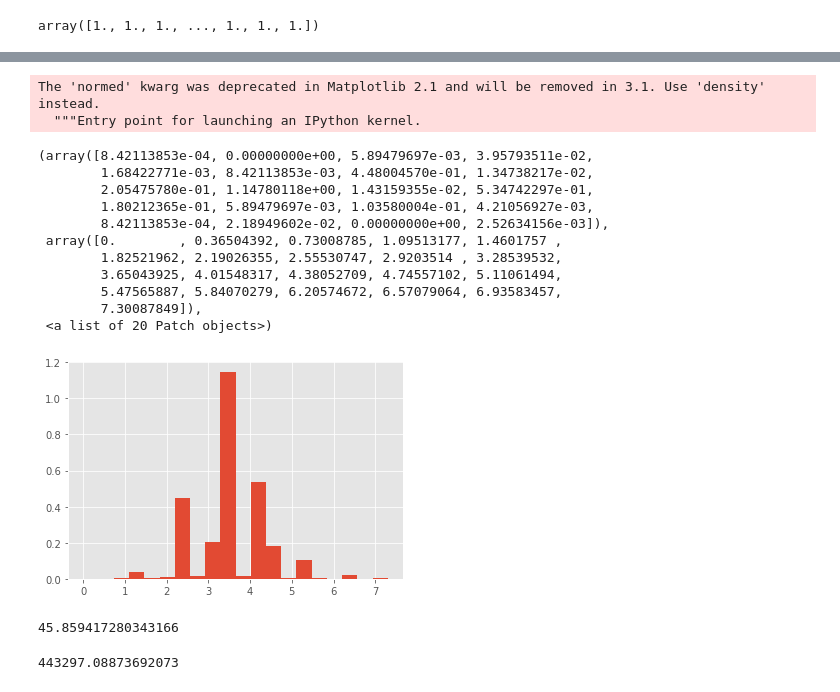
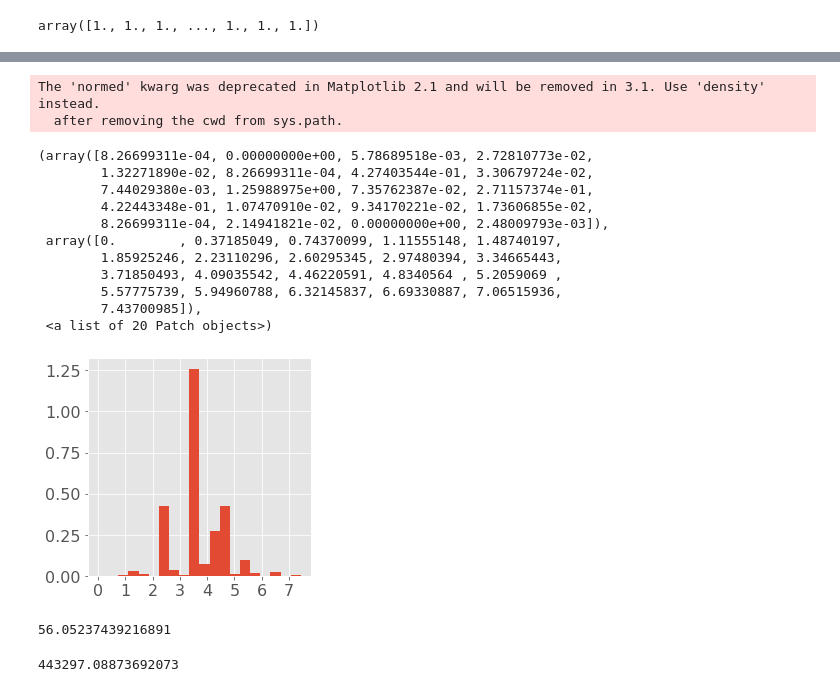
Before and after one commit to everyxs/NavigationMDP, a Jupyter notebook: code.ipynb, the cells around one changed output, grey strips where cells are left out. Cells and saved outputs as stored; diff of their text form; code cells hidden in the pictures.

```diff
--- a/code.ipynb
+++ b/code.ipynb
@@ -391,8 +391,13 @@ path
  ...}
 # %%
 histogram = []
+
 for value in path.values():
     histogram.append(len(value)-1)
+
+plt.figure(figsize=(4,4))
+plt.rc('font', size=16)
+plt.xticks(range(10))
 plt.hist(histogram, normed=True, bins=20)
 # %% [output]
 The 'normed' kwarg was deprecated in Matplotlib 2.1 and will be removed in 3.1. Use 'density' instead.
@@ -518,5 +511,5 @@ plt.plot(np.matmul(TP8,e))
 # %%
-TP32 = np.matmul(np.linalg.matrix_power(TP,24),e)
+TP32 = np.matmul(np.linalg.matrix_power(TP,20),e)
 #plt.plot(np.sort(np.matmul(TP32,e)))
 plt.plot(TP32)
 # %% [output]
@@ -551,28 +537,33 @@ ArpackNoConvergence: ARPACK error -1: No convergence (32531 iterations, 0/1 eige
 # %%
+plt.figure(figsize=(4,4))
+plt.rc('font', size=16)
+plt.xticks(range(10))
 plt.hist(MFPtimes[1705], normed=True, bins=20)
 # %% [output]
 The 'normed' kwarg was deprecated in Matplotlib 2.1 and will be removed in 3.1. Use 'density' instead.
-  """Entry point for launching an IPython kernel.
+  after removing the cwd from sys.path.
-(array([8.42113853e-04, 0.00000000e+00, 5.89479697e-03, 3.95793511e-02,
-        1.68422771e-03, 8.42113853e-03, 4.48004570e-01, 1.34738217e-02,
-        2.05475780e-01, 1.14780118e+00, 1.43159355e-02, 5.34742297e-01,
-        1.80212365e-01, 5.89479697e-03, 1.03580004e-01, 4.21056927e-03,
-        8.42113853e-04, 2.18949602e-02, 0.00000000e+00, 2.52634156e-03]),
- array([0.        , 0.36504392, 0.73008785, 1.09513177, 1.4601757 ,
-        1.82521962, 2.19026355, 2.55530747, 2.9203514 , 3.28539532,
-        3.65043925, 4.01548317, 4.38052709, 4.74557102, 5.11061494,
-        5.47565887, 5.84070279, 6.20574672, 6.57079064, 6.93583457,
-        7.30087849]),
+(array([8.26699311e-04, 0.00000000e+00, 5.78689518e-03, 2.72810773e-02,
+        1.32271890e-02, 8.26699311e-04, 4.27403544e-01, 3.30679724e-02,
+        7.44029380e-03, 1.25988975e+00, 7.35762387e-02, 2.71157374e-01,
+        4.22443348e-01, 1.07470910e-02, 9.34170221e-02, 1.73606855e-02,
+        8.26699311e-04, 2.14941821e-02, 0.00000000e+00, 2.48009793e-03]),
+ array([0.        , 0.37185049, 0.74370099, 1.11555148, 1.48740197,
+        1.85925246, 2.23110296, 2.60295345, 2.97480394, 3.34665443,
+        3.71850493, 4.09035542, 4.46220591, 4.8340564 , 5.2059069 ,
+        5.57775739, 5.94960788, 6.32145837, 6.69330887, 7.06515936,
+        7.43700985]),
  <a list of 20 Patch objects>)
-[figure, old version]
+[figure, new version]
 # %%
+def kl_divergence(p, q):
+    return np.sum(np.where(p != 0, p * np.log2(p / q), 0))
 max = 0
 for i in range(len(EP0)):
     if (kl_divergence(EP0[:,i],P0[:,i]) >max):
         max = kl_divergence(EP0[:,i],P0[:,i])
-max*7
+max*8
 # %% [output]
-45.859417280343166
+56.05237439216891
 # %%
 d = 0
 for i in range(len(flights.degree)):
```
Also changed, not shown: parts of 19 cells of this notebook.
